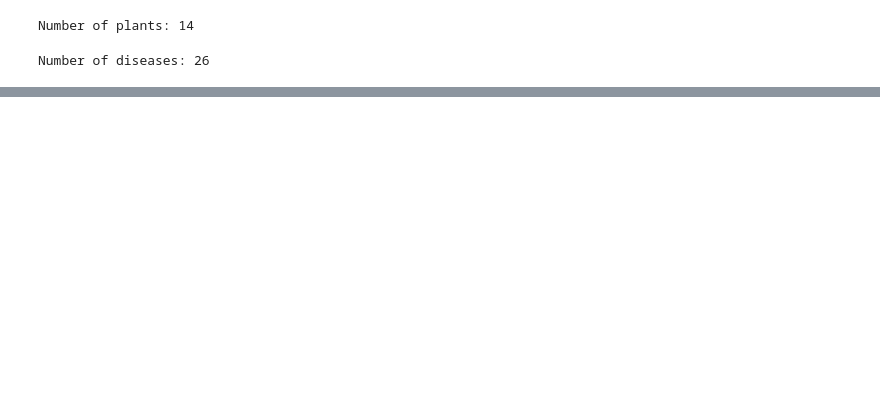
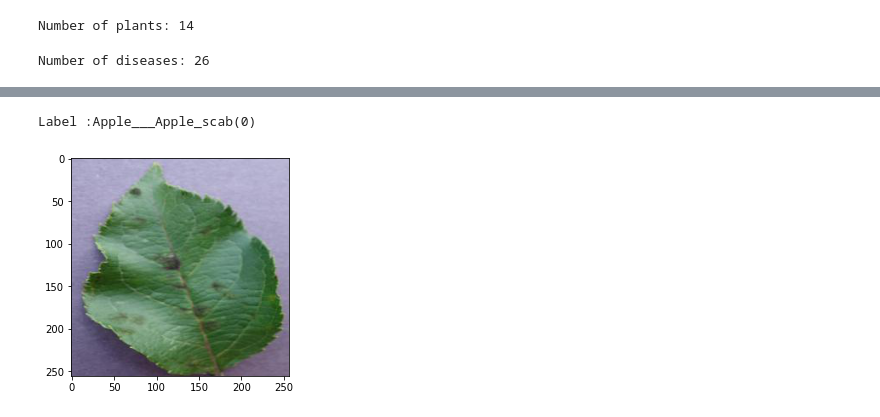
Before and after one commit to adindaayundra/PlantDiseaseClassification_Versi2, a Jupyter notebook: PlantDiseaseClassification_MbkmRiset_Versi2.ipynb, the cells around one changed output, grey strips where cells are left out. Saved outputs shown, nothing was run; the diff lists cells and outputs as text; code cells hidden in the pictures; blank space fills up the shorter version.

```diff
--- a/PlantDiseaseClassification_MbkmRiset_Versi2.ipynb
+++ b/PlantDiseaseClassification_MbkmRiset_Versi2.ipynb
@@ -114,0 +135,3 @@ img_per_class
+# %%
+train = ImageFolder(train_dir, transform=transforms.ToTensor())
+valid = ImageFolder(valid_dir, transform=transforms.ToTensor())
@@ -114,0 +147,10 @@ img_per_class
+# %%
+def show_image(image, label):
+  print("Label :" + train.classes[label] + "(" + str(label) + ")")
+
+  plt.imshow(image.permute(1, 2, 0))
+# %%
+show_image(*train[0])
+# %% [output]
+Label :Apple___Apple_scab(0)
+[figure, added]
```
Also changed, not shown: parts of 16 cells of this notebook.
